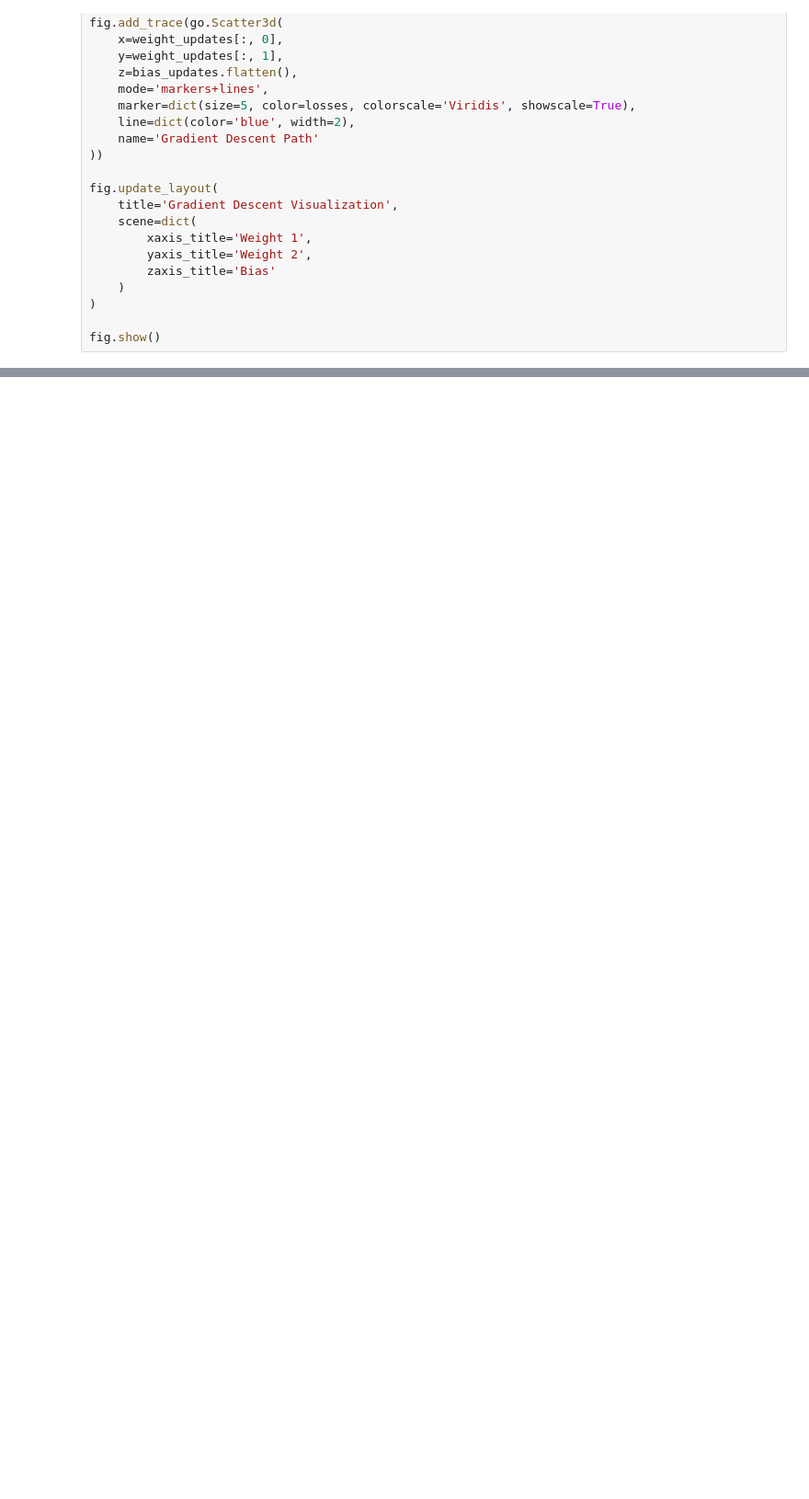
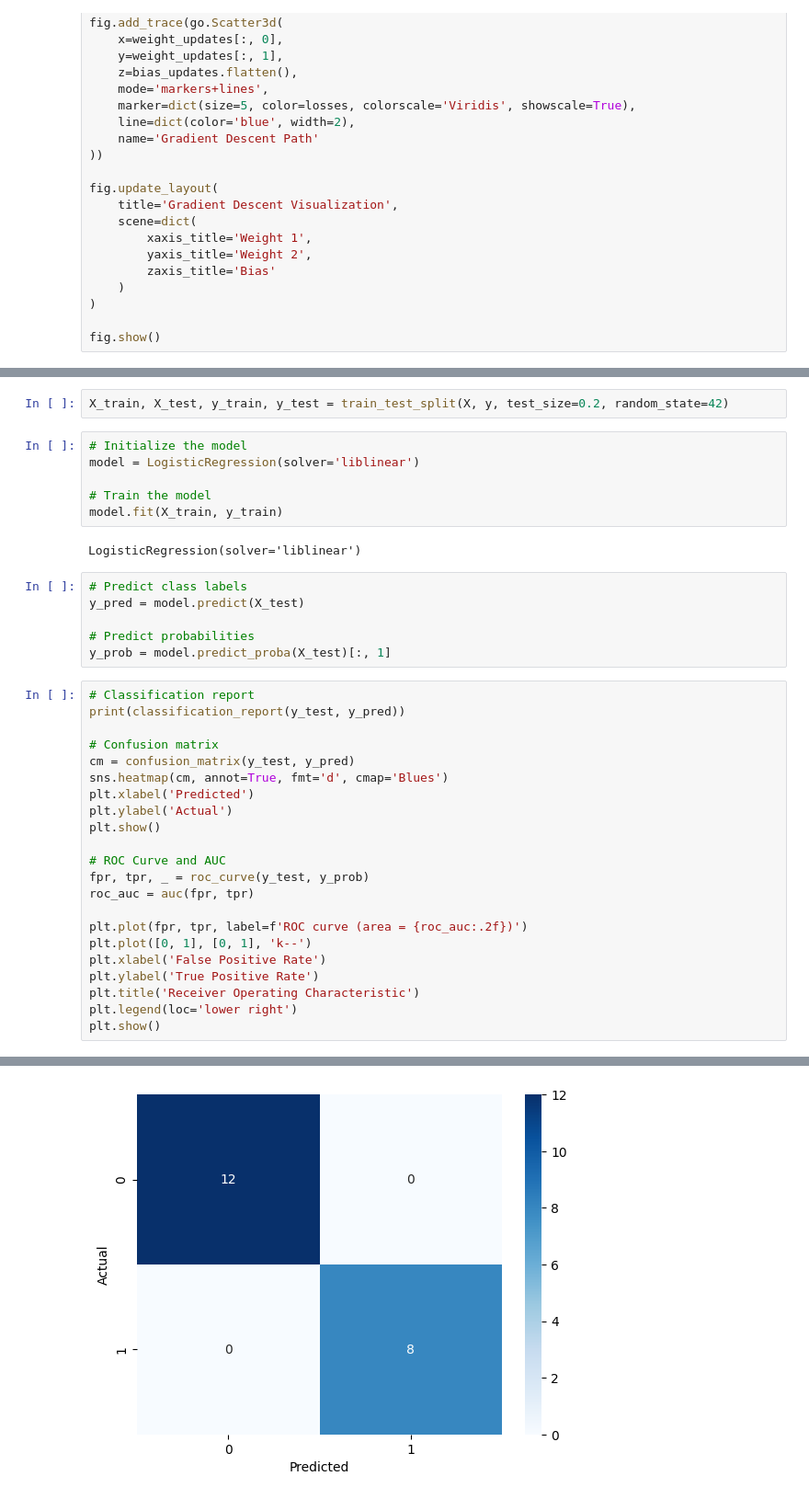
Before and after one commit to Akshayredekar07/Complete-Data-Science, a Jupyter notebook: Machine Learning/Logistic Regression/Logistic regression.ipynb, the cells around one changed output, grey strips where cells are left out. Shown: that part at 92% size. Saved outputs shown, nothing was run; the diff lists cells and outputs as text; blank space fills up the shorter version.

```diff
--- a/Machine Learning/Logistic Regression/Logistic regression.ipynb
+++ b/Machine Learning/Logistic Regression/Logistic regression.ipynb
@@ -307,0 +370,39 @@ fig.show()
+# %%
+X_train, X_test, y_train, y_test = train_test_split(X, y, test_size=0.2, random_state=42)
+# %%
+# Initialize the model
+model = LogisticRegression(solver='liblinear')
+
+# Train the model
+model.fit(X_train, y_train)
+# %% [output]
+LogisticRegression(solver='liblinear')
+# %%
+# Predict class labels
+y_pred = model.predict(X_test)
+
+# Predict probabilities
+y_prob = model.predict_proba(X_test)[:, 1]
+# %%
+# Classification report
+print(classification_report(y_test, y_pred))
+
+# Confusion matrix
+cm = confusion_matrix(y_test, y_pred)
+sns.heatmap(cm, annot=True, fmt='d', cmap='Blues')
+plt.xlabel('Predicted')
+plt.ylabel('Actual')
+plt.show()
+
+# ROC Curve and AUC
+fpr, tpr, _ = roc_curve(y_test, y_prob)
+roc_auc = auc(fpr, tpr)
+
+plt.plot(fpr, tpr, label=f'ROC curve (area = {roc_auc:.2f})')
+plt.plot([0, 1], [0, 1], 'k--')
+plt.xlabel('False Positive Rate')
+plt.ylabel('True Positive Rate')
+plt.title('Receiver Operating Characteristic')
+plt.legend(loc='lower right')
+plt.show()
+# %% [output]
@@ -307,0 +417 @@ fig.show()
+[figure, added]
```
Also changed, not shown: parts of 5 cells of this notebook, 25 other files.
